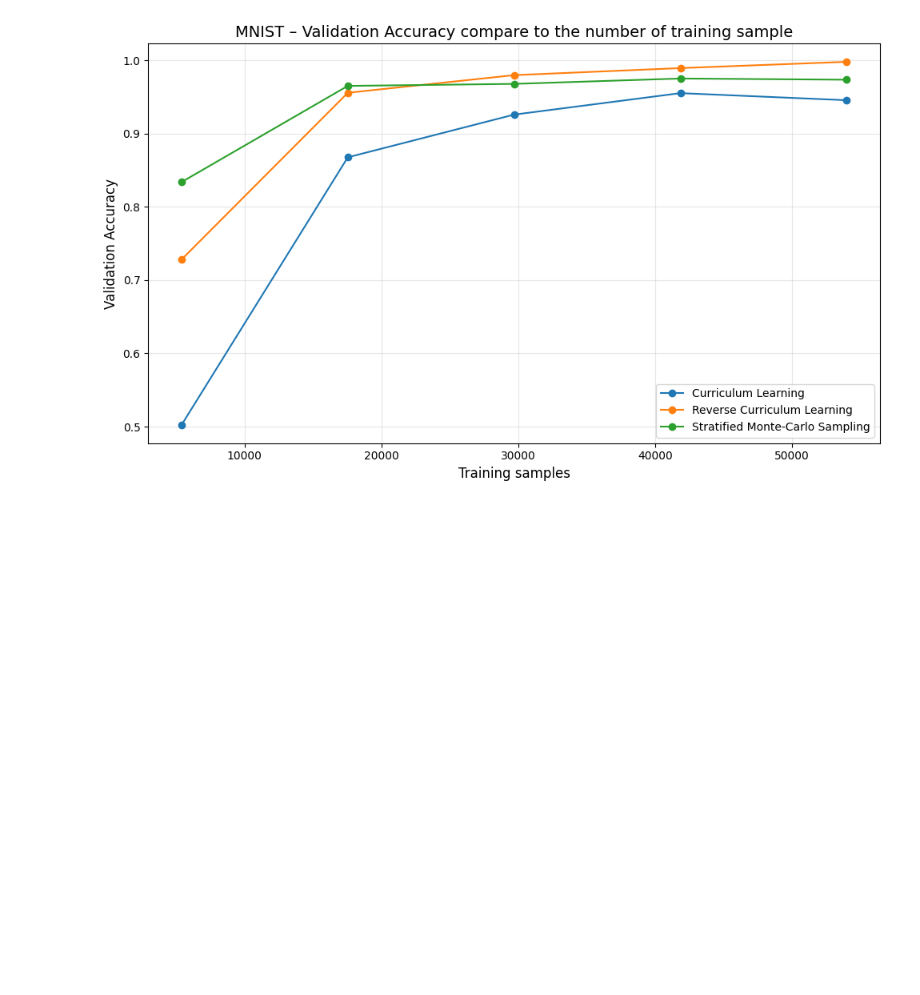
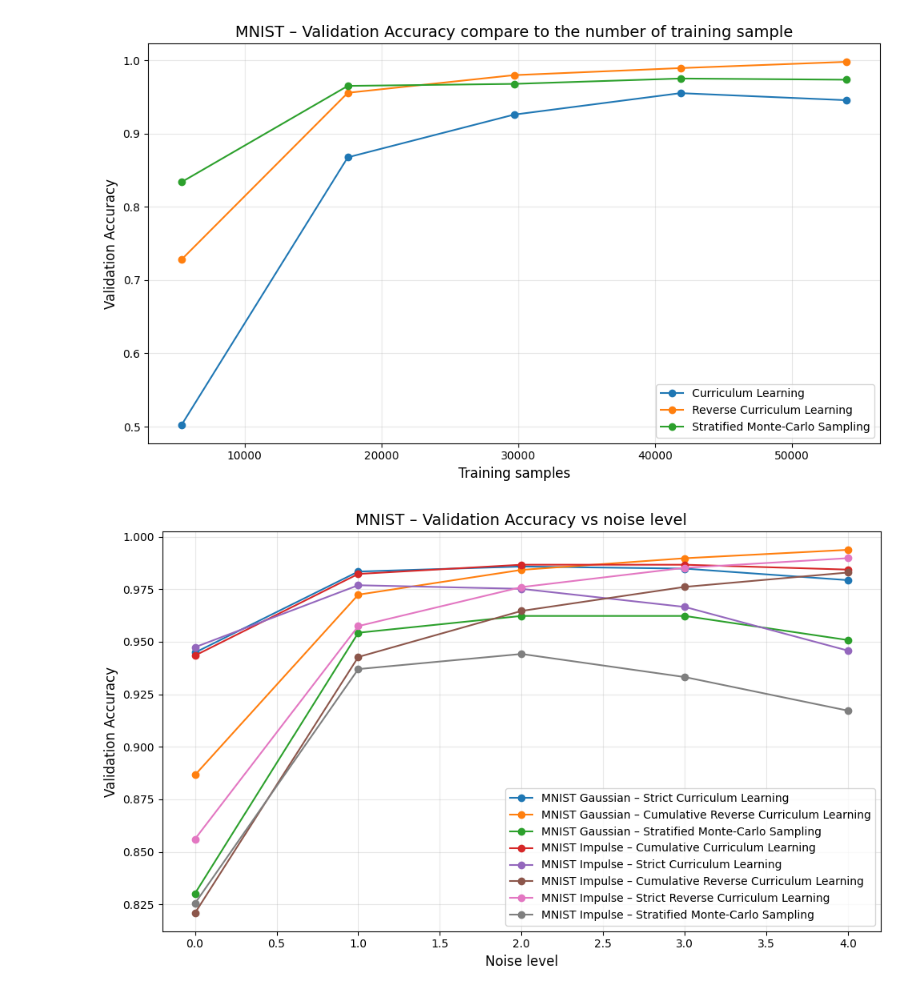
Before and after one commit to Reza-rgb/Opti4ML-TidyTeam, a Jupyter notebook: src/mnist_dataset.ipynb, the cells around one changed output. Drawn from its saved outputs; the diff is of its cells as text; code cells hidden in the pictures; blank space fills up the shorter version.

```diff
--- a/src/mnist_dataset.ipynb
+++ b/src/mnist_dataset.ipynb
@@ -2577,3 +2577,32 @@ plot_multi_curves(
 )
 # %% [output]
 [figure]
+# %%
+plot_multi_curves(
+    noise_levels_MNIST_Gaussian_strict_curr_learn,
+    stage_accs_MNIST_Gaussian_strict_curr_learn,
+    stage_accs_MNIST_gaussian_cum_rev_curr_learn,
+    stage_accs_MNIST_Gaussian_Monte_Carlo,
+    stage_accs_MNIST_Impulse_cum_curr_learn,
+    stage_accs_MNIST_Impulse_strict_curr_learn,
+    stage_accs_MNIST_Impulse_cum_rev_curr_learn,
+    stage_accs_MNIST_Impulse_Strict_rev_curr_learn,
+    stage_accs_MNIST_Impulse_Monte_Carlo,
+    labels=[
+        "MNIST Gaussian – Strict Curriculum Learning",
+        "MNIST Gaussian – Cumulative Reverse Curriculum Learning",
+        "MNIST Gaussian – Stratified Monte-Carlo Sampling",
+        "MNIST Impulse – Cumulative Curriculum Learning",
+        "MNIST Impulse – Strict Curriculum Learning",
+        "MNIST Impulse – Cumulative Reverse Curriculum Learning",
+        "MNIST Impulse – Strict Reverse Curriculum Learning",
+        "MNIST Impulse – Stratified Monte-Carlo Sampling"
+    ],
+    title="MNIST – Validation Accuracy vs noise level",
+    xlabel="Noise level",
+    ylabel="Validation Accuracy",
+    markers=["o", "o", "o", "o", "o", "o", "o", "o"],
+    linestyles=["-", "-", "-", "-", "-", "-", "-", "-"],
+)
+# %% [output]
+[figure, added]
```
Also changed, not shown: parts of 3 cells of this notebook.
